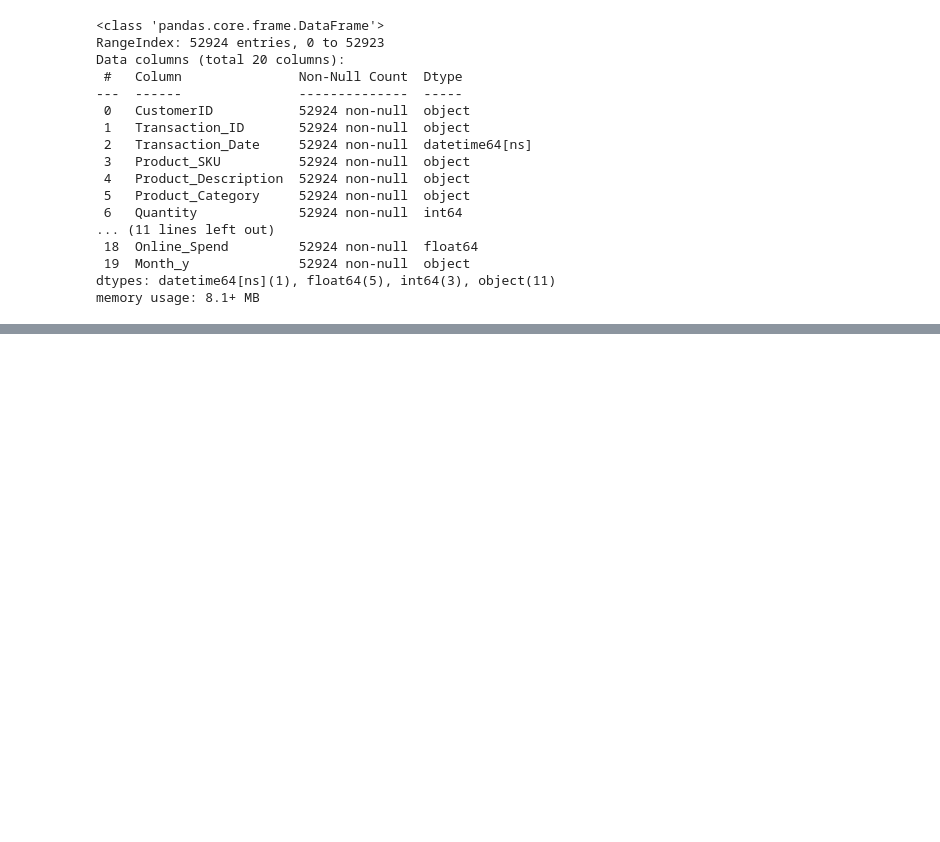
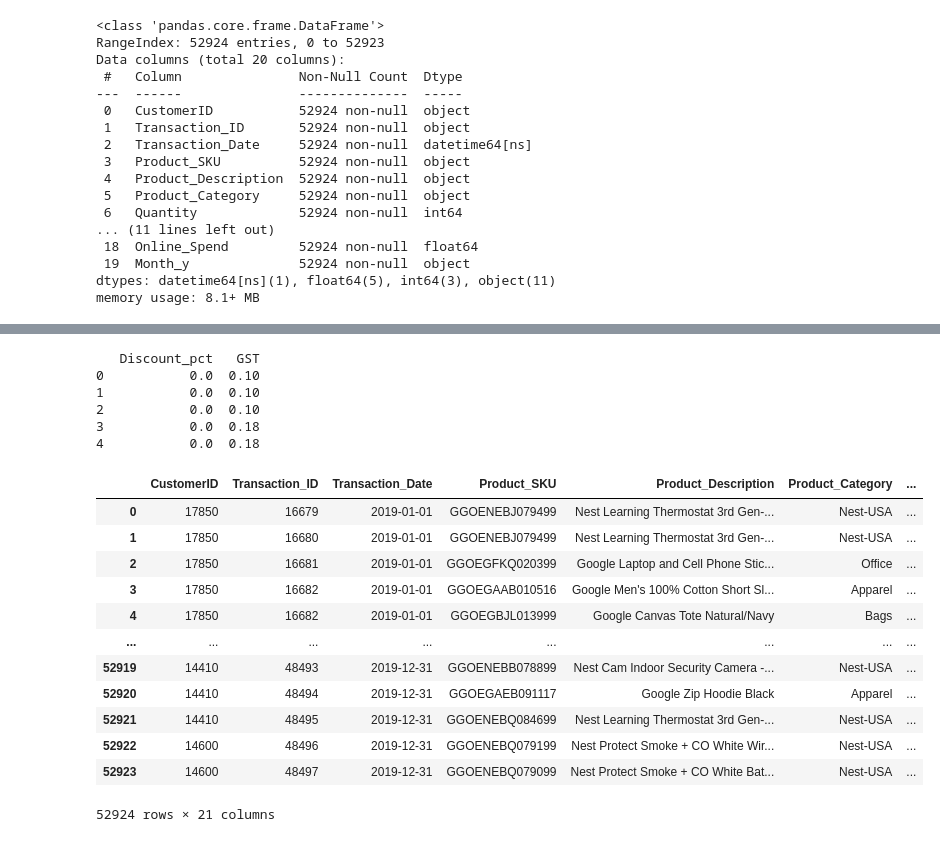
Before and after one commit to anp2/Declarative-Pipeline, a Jupyter notebook: EcommProj.ipynb, the cells around one changed output, grey strips where cells are left out. Drawn from its saved outputs; the diff is of its cells as text; code cells hidden in the pictures; blank space fills up the shorter version.

```diff
--- a/EcommProj.ipynb
+++ b/EcommProj.ipynb
@@ -493,0 +546,5 @@ memory usage: 8.1+ MB
+# %%
+merged_df[numeric_cols] = (
+    merged_df[numeric_cols]
+    .fillna(0)
+)
@@ -493,0 +567,6 @@ memory usage: 8.1+ MB
+# %%
+if merged_df['Discount_pct'].max() > 1:
+
+    merged_df['Discount_pct'] = (
+        merged_df['Discount_pct'] / 100
+    )
@@ -493,0 +590,40 @@ memory usage: 8.1+ MB
+# %%
+if merged_df['GST'].max() > 1:
+
+    merged_df['GST'] = (
+        merged_df['GST'] / 100
+    )
+# %%
+print(
+    merged_df[
+        ['Discount_pct','GST']
+    ].head()
+)
+# %% [output]
+   Discount_pct   GST
+0           0.0  0.10
+1           0.0  0.10
+2           0.0  0.10
+3           0.0  0.18
+4           0.0  0.18
+# %%
+merged_df['Base_Amount'] = (
+    merged_df['Quantity']
+    * merged_df['Avg_Price']
+)
+# %%
+merged_df
+# %% [output]
+|  | CustomerID | Transaction_ID | Transaction_Date | Product_SKU | Product_Description | Product_Category | ... |
+| 0 | 17850 | 16679 | 2019-01-01 | GGOENEBJ079499 | Nest Learning Thermostat 3rd Gen-... | Nest-USA | ... |
+| 1 | 17850 | 16680 | 2019-01-01 | GGOENEBJ079499 | Nest Learning Thermostat 3rd Gen-... | Nest-USA | ... |
+| 2 | 17850 | 16681 | 2019-01-01 | GGOEGFKQ020399 | Google Laptop and Cell Phone Stic... | Office | ... |
+| 3 | 17850 | 16682 | 2019-01-01 | GGOEGAAB010516 | Google Men's 100% Cotton Short Sl... | Apparel | ... |
+| 4 | 17850 | 16682 | 2019-01-01 | GGOEGBJL013999 | Google Canvas Tote Natural/Navy | Bags | ... |
+| ... | ... | ... | ... | ... | ... | ... | ... |
+| 52919 | 14410 | 48493 | 2019-12-31 | GGOENEBB078899 | Nest Cam Indoor Security Camera -... | Nest-USA | ... |
+| 52920 | 14410 | 48494 | 2019-12-31 | GGOEGAEB091117 | Google Zip Hoodie Black | Apparel | ... |
+| 52921 | 14410 | 48495 | 2019-12-31 | GGOENEBQ084699 | Nest Learning Thermostat 3rd Gen-... | Nest-USA | ... |
+| 52922 | 14600 | 48496 | 2019-12-31 | GGOENEBQ079199 | Nest Protect Smoke + CO White Wir... | Nest-USA | ... |
+| 52923 | 14600 | 48497 | 2019-12-31 | GGOENEBQ079099 | Nest Protect Smoke + CO White Bat... | Nest-USA | ... |
+52924 rows × 21 columns
```
Also changed, not shown: parts of 17 cells of this notebook.
